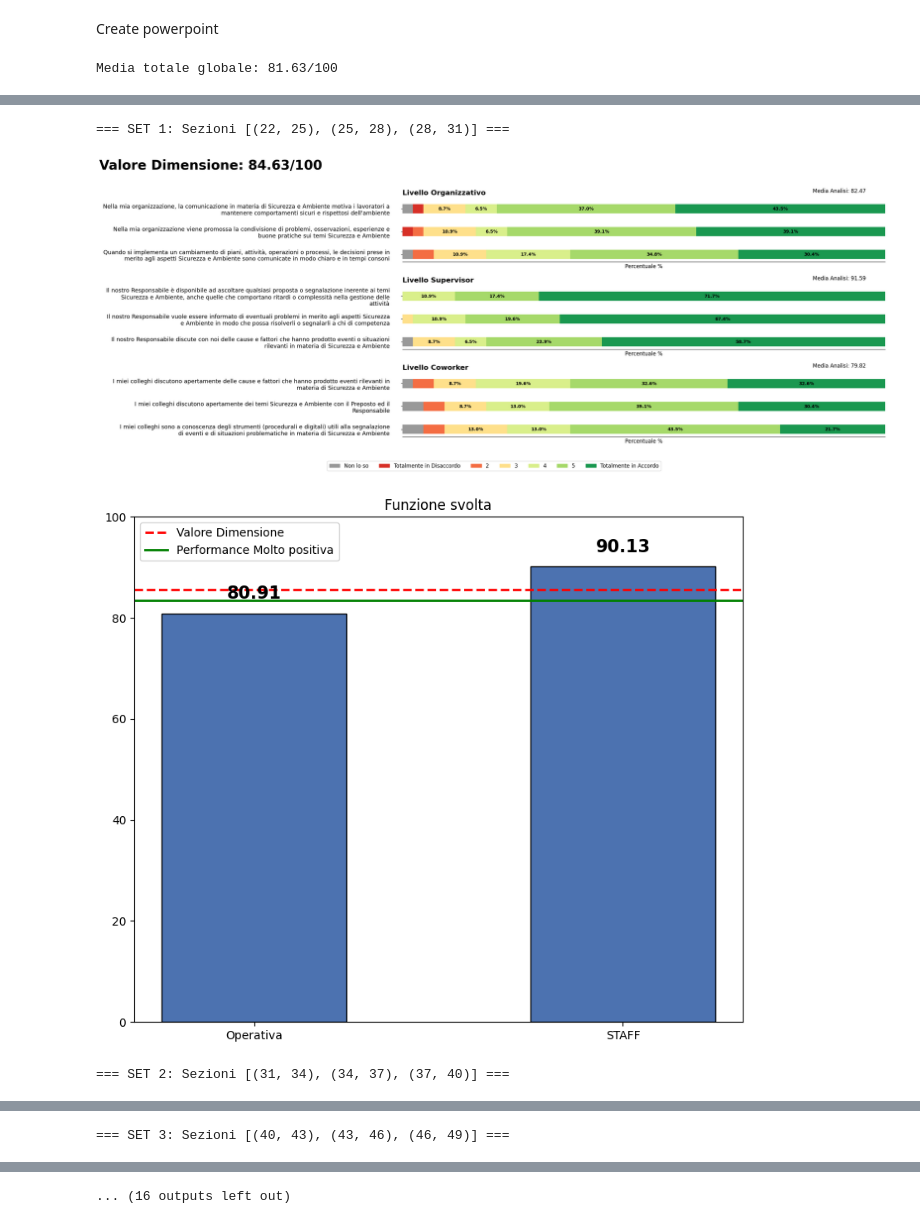
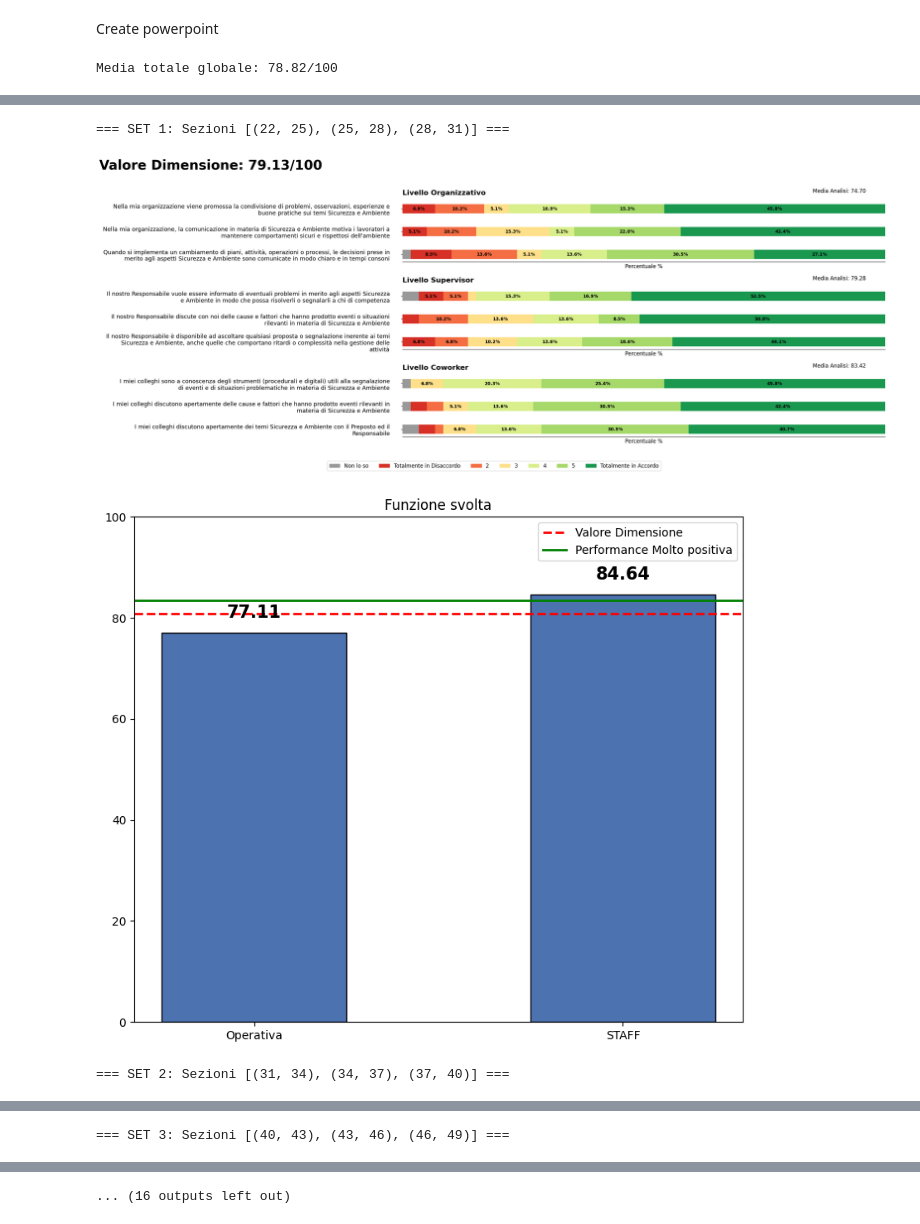
Before and after one commit to Luca162003/HSE, a Jupyter notebook: HSE_modificato.ipynb, the cells around one changed output, grey strips where cells are left out. Saved outputs shown, nothing was run; the diff lists cells and outputs as text; code cells hidden in the pictures.

```diff
--- a/HSE_modificato.ipynb
+++ b/HSE_modificato.ipynb
@@ -13,8 +14,7 @@ import textwrap
 Seleziona l'azienda di interesse
 # %%
 data_all = pd.read_excel('Dati finali corretti.xlsx', header=1)
-name = 'GREENTURE HOLDING'
-name1 = "GREENTURE CUBOGAS"
-data_invertito = data_all.loc[
-    (data_all['Response.1'] == name) | (data_all['Response.1'] == name1)
-]
+name = 'SET - ONSHORE'
+#data_invertito = data_all[(data_all['Response.1'] == name) | (data_all['Response.1'] == name1)]
+data_invertito = data_all[(data_all['Response.1']== name)]
+data_invertito
@@ -79,8 +98,8 @@ tutte_le_triplette = [
 ]
 stratificazioni = {
     'Funzione': {
-        'col': 'Response.12',
-        'ticks': ['Operativa', 'STAFF'],
+        'col': 'Response.4',
+        'ticks': ['GEST', 'IMP', 'ENGCOS','STAFF'],
         'title': 'Funzione svolta'
     },
 }
@@ -243,21 +262,6 @@ def crea_grafico_barre_raggruppate(tutte_le_triplette, titoli_triplette, data, m
                                'Percezione Performance', 'Sistema documentale']), buf
 
 
-import pandas as pd
-import matplotlib.pyplot as plt
-import textwrap
-
-# Ho aggiunto "colonne_da_invertire" ai parametri della funzione
-import pandas as pd
-import matplotlib.pyplot as plt
-from matplotlib.patches import Rectangle
-import textwrap
-
-import pandas as pd
-import matplotlib.pyplot as plt
-from matplotlib.patches import Rectangle
-import textwrap
-
 def crea_grafico_stacked(sezioni, titoli, data, data_originale, colonne_da_invertire, titolo_figura=""):
     dfs_media = []
     dfs_plot  = []
@@ -393,15 +397,16 @@ def crea_grafico_stratificato(sezioni, stratificazioni, data, titolo_figura=""):
     fig, ax = plt.subplots(figsize=(8, 7))
     fig.suptitle(titolo_figura, fontsize=16, fontweight='bold')
     for nome, config in stratificazioni.items():
-        medie = risultati[nome].iloc[:, :2].mean() if risultati[nome].shape[1] >= 2 else risultati[nome].mean()
-        ax.bar(config['ticks'][:len(medie)], medie, width=0.5, color='#4c72b0', edgecolor='black')
+        medie = risultati[nome].mean()
+        n = min(len(config['ticks']), len(medie))
+        ax.bar(config['ticks'][:n], medie.iloc[:n], width=0.5, color='#4c72b0', edgecolor='black')
         ax.set_title(config['title'])
         ax.bar_label(ax.containers[0],
                      labels=[f'{v.get_height():.2f}' for v in ax.containers[0]],
                      color='black', fontsize=15, fontweight='bold', padding=10)
         ax.axhline(y=medie.mean(), color='red', linestyle='--', alpha=1, linewidth=2, label='Valore Dimensione')
         ax.axhline(y= 83.5, color = 'green', linewidth = 2, label = 'Performance Molto positiva')
-        ax.legend(loc='upper left', frameon=True)
+        ax.legend(loc='best', frameon=True)
         ax.set_ylim(0, 100)
     plt.tight_layout()
 
@@ -504,4 +509,4 @@ inserisci_tutti_i_grafici_in_pptx(
     media_totale_globale=media_totale_globale
 )
 # %% [output]
-Media totale globale: 81.63/100
+Media totale globale: 78.82/100
@@ -510,4 +515,4 @@ Media totale globale: 81.63/100
 === SET 1: Sezioni [(22, 25), (25, 28), (28, 31)] ===
-[figure, old version]
+[figure, new version]
-[figure, old version]
+[figure, new version]
 === SET 2: Sezioni [(31, 34), (34, 37), (37, 40)] ===
```
Also changed, not shown: parts of 3 cells of this notebook, 16 other files.
